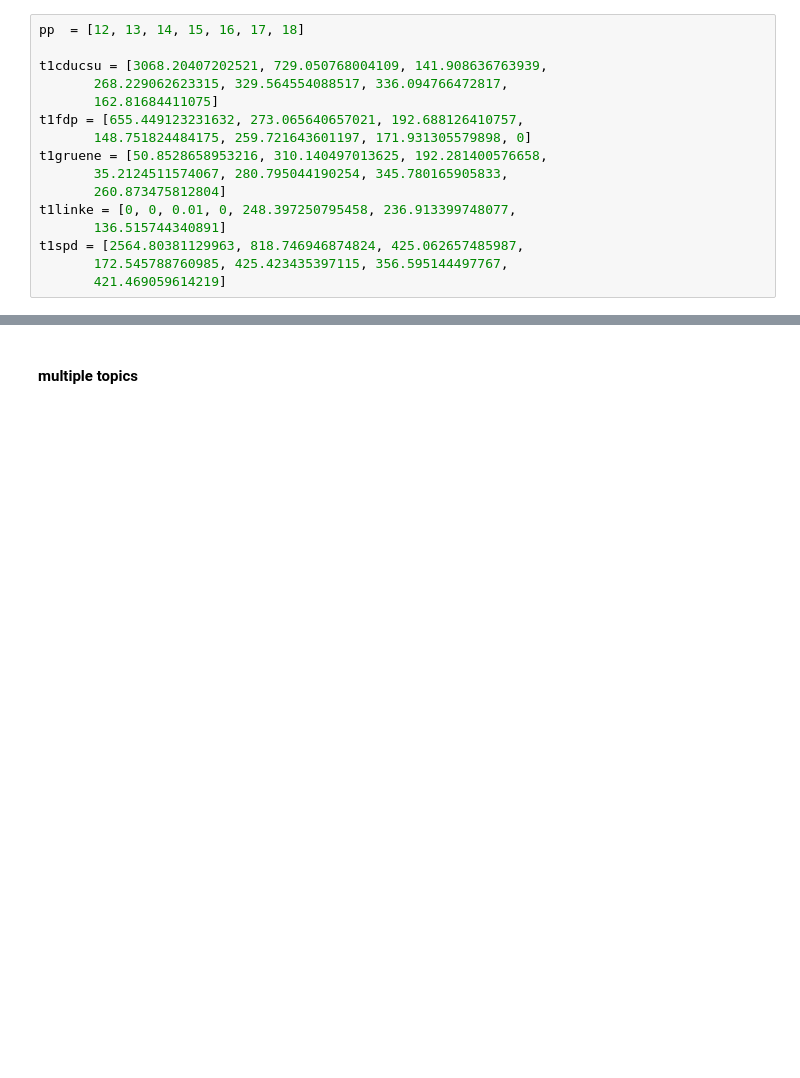
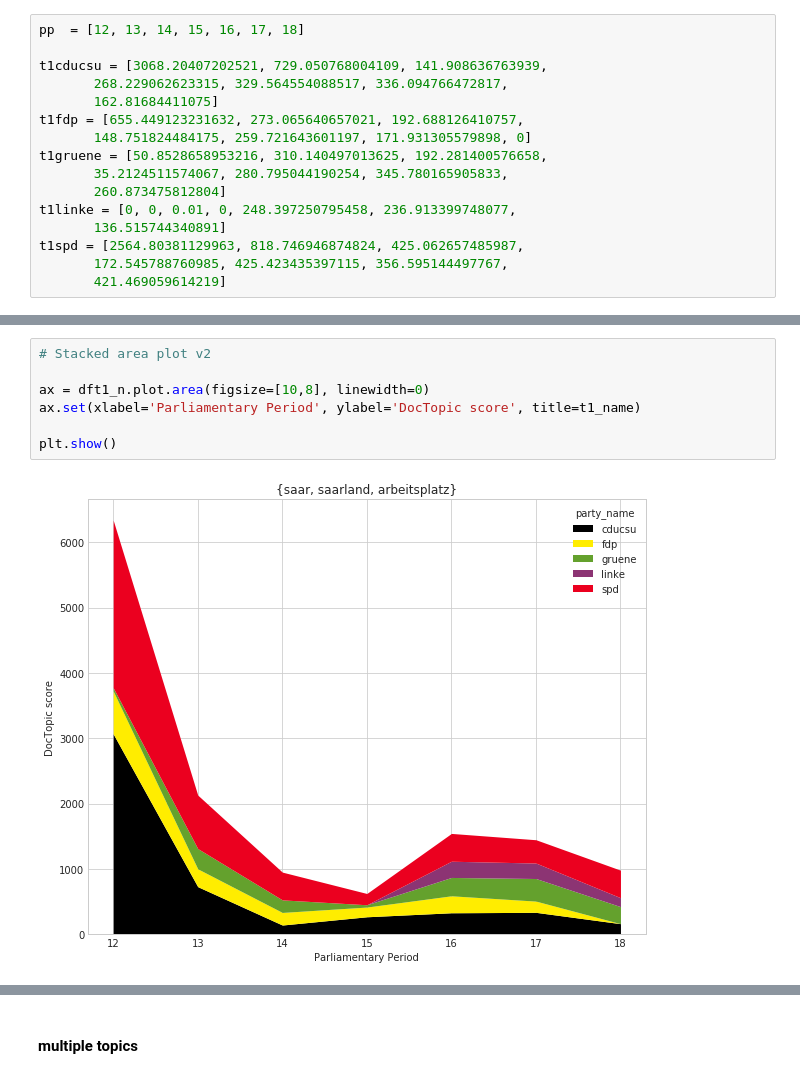
Before and after one commit to mcc-apsis/coal-discourse, a Jupyter notebook: topic_time_party_visualisation.ipynb, the cells around one changed output, grey strips where cells are left out. Saved outputs shown, nothing was run; the diff lists cells and outputs as text; blank space fills up the shorter version.

```diff
--- a/topic_time_party_visualisation.ipynb
+++ b/topic_time_party_visualisation.ipynb
@@ -268,3 +237,12 @@ array([12, 13, 14, 15, 16, 17, 18])
+# %%
+# Stacked area plot v2
+
+ax = dft1_n.plot.area(figsize=[10,8], linewidth=0)
+ax.set(xlabel='Parliamentary Period', ylabel='DocTopic score', title=t1_name)
+
+plt.show()
+# %% [output]
+[figure, added]
 # %%
 # adding custom colour palette - automatic assignment
 # plot using seaborn barplot
```
Also changed, not shown: parts of 14 cells of this notebook.
